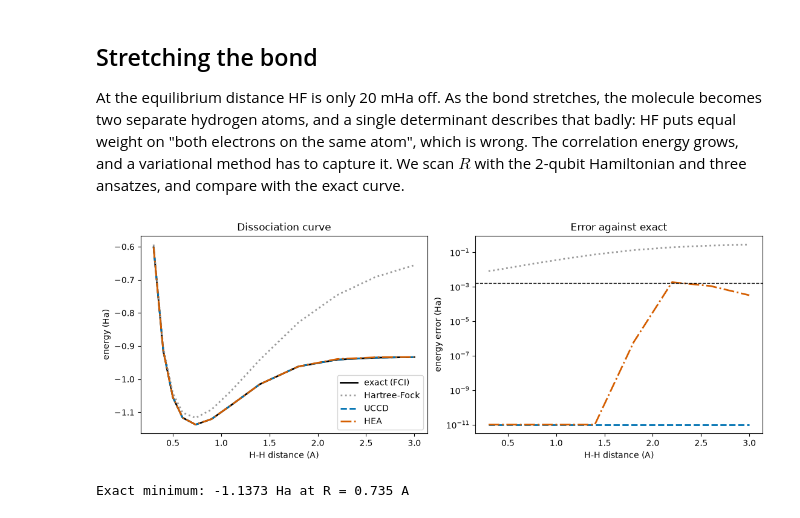
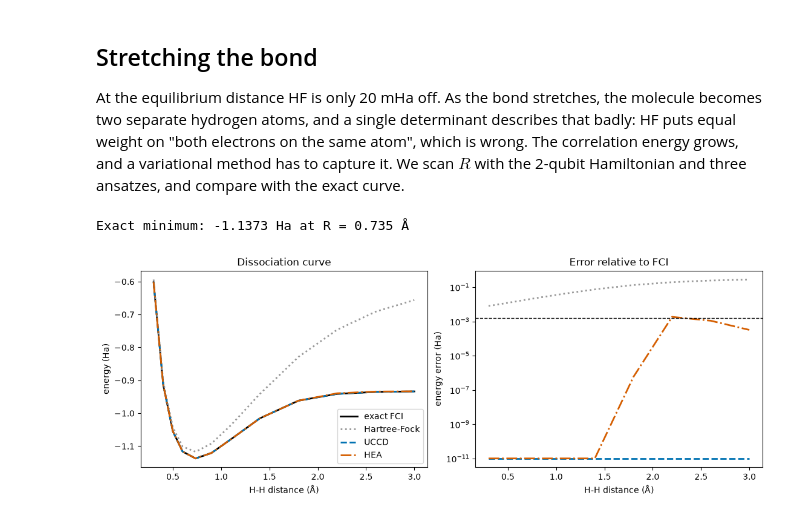
Before and after one commit to bjmcder/designing-quantum-applications, a Jupyter notebook: 03-Applications/notebooks/hydrogen-molecule.ipynb, the cells around one changed output. Saved outputs shown, nothing was run; the diff lists cells and outputs as text; code cells hidden in the pictures.

```diff
--- a/03-Applications/notebooks/hydrogen-molecule.ipynb
+++ b/03-Applications/notebooks/hydrogen-molecule.ipynb
@@ -304,25 +307,14 @@ for R in scan:
 if session is not None:
     session.close()
 
-fig, (ax1, ax2) = plt.subplots(1, 2, figsize=(11, 4), constrained_layout=True)
-style = {"exact": ("black", "-"), "hf": ("#999999", ":"), "uccd": ("#0072B2", "--"), "hea": ("#D55E00", "-.")}
-for k, (color, ls) in style.items():
-    label = "exact (FCI)" if k == "exact" else enc.LABELS[k]
-    ax1.plot(scan, curves[k], color=color, ls=ls, lw=2, label=label)
-    if k != "exact":
-        err = np.maximum(np.array(curves[k]) - np.array(curves["exact"]), 1e-11)
-        ax2.plot(scan, err, color=color, ls=ls, lw=2, label=label)
-ax1.set(xlabel="H-H distance (A)", ylabel="energy (Ha)", title="Dissociation curve")
-ax1.legend()
-ax2.axhline(analysis.CHEMICAL_ACCURACY, color="black", ls="--", lw=1)
-ax2.set(xlabel="H-H distance (A)", ylabel="energy error (Ha)", yscale="log", title="Error against exact")
-plt.show()
-
 i = int(np.argmin(curves["exact"]))
-print(f"Exact minimum: {curves['exact'][i]:.4f} Ha at R = {scan[i]} A")
+print(f"Exact minimum: {curves['exact'][i]:.4f} Ha at R = {scan[i]} Å")
 # %% [output]
-[figure, removed]
-Exact minimum: -1.1373 Ha at R = 0.735 A
+Exact minimum: -1.1373 Ha at R = 0.735 Å
+# %%
+fig = analysis.plot_dissociation(scan, curves)
+# %% [output]
+[figure, added]
 # %% [markdown]
 ## Stop and think: what did the scan show?
 
```
Also changed, not shown: parts of 11 cells of this notebook, 23 other files.
